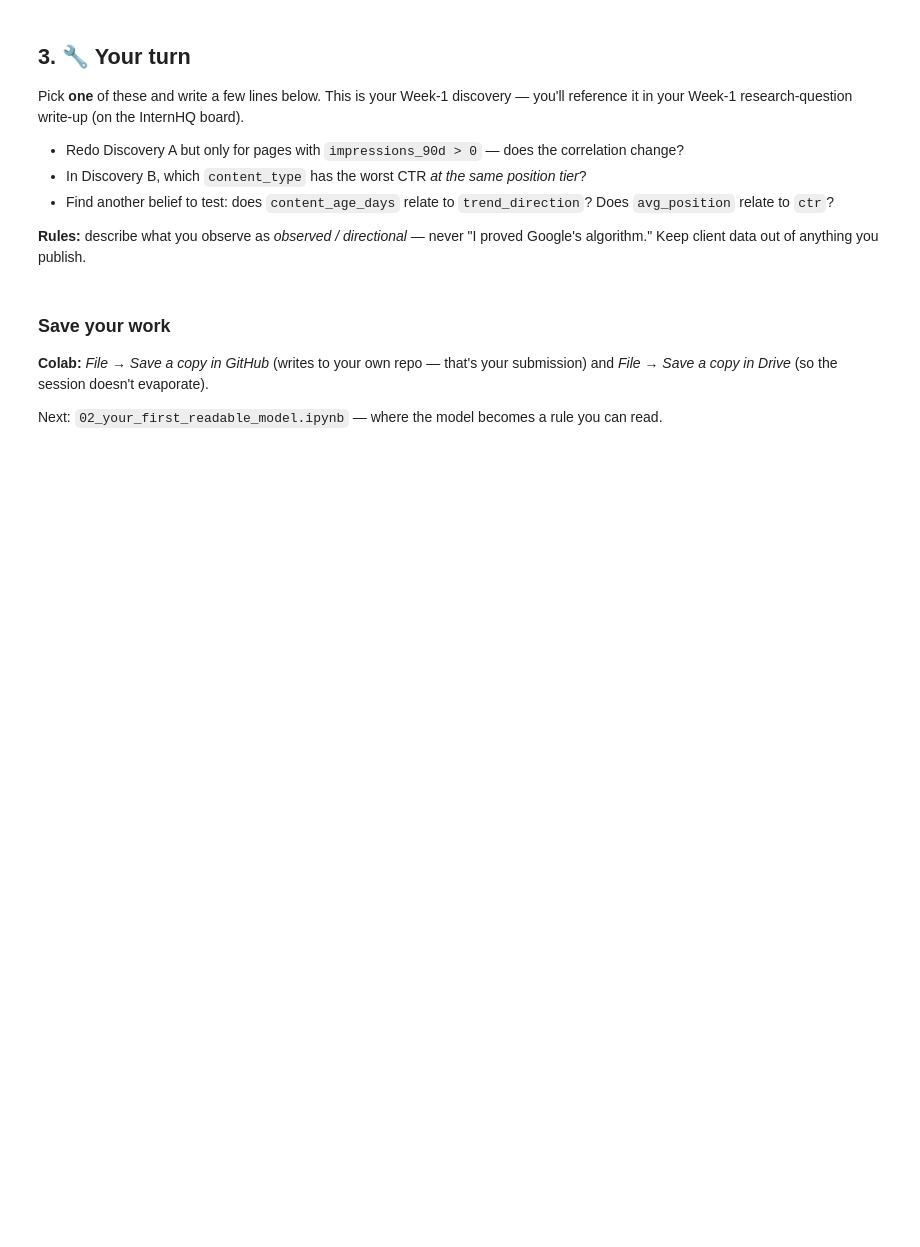
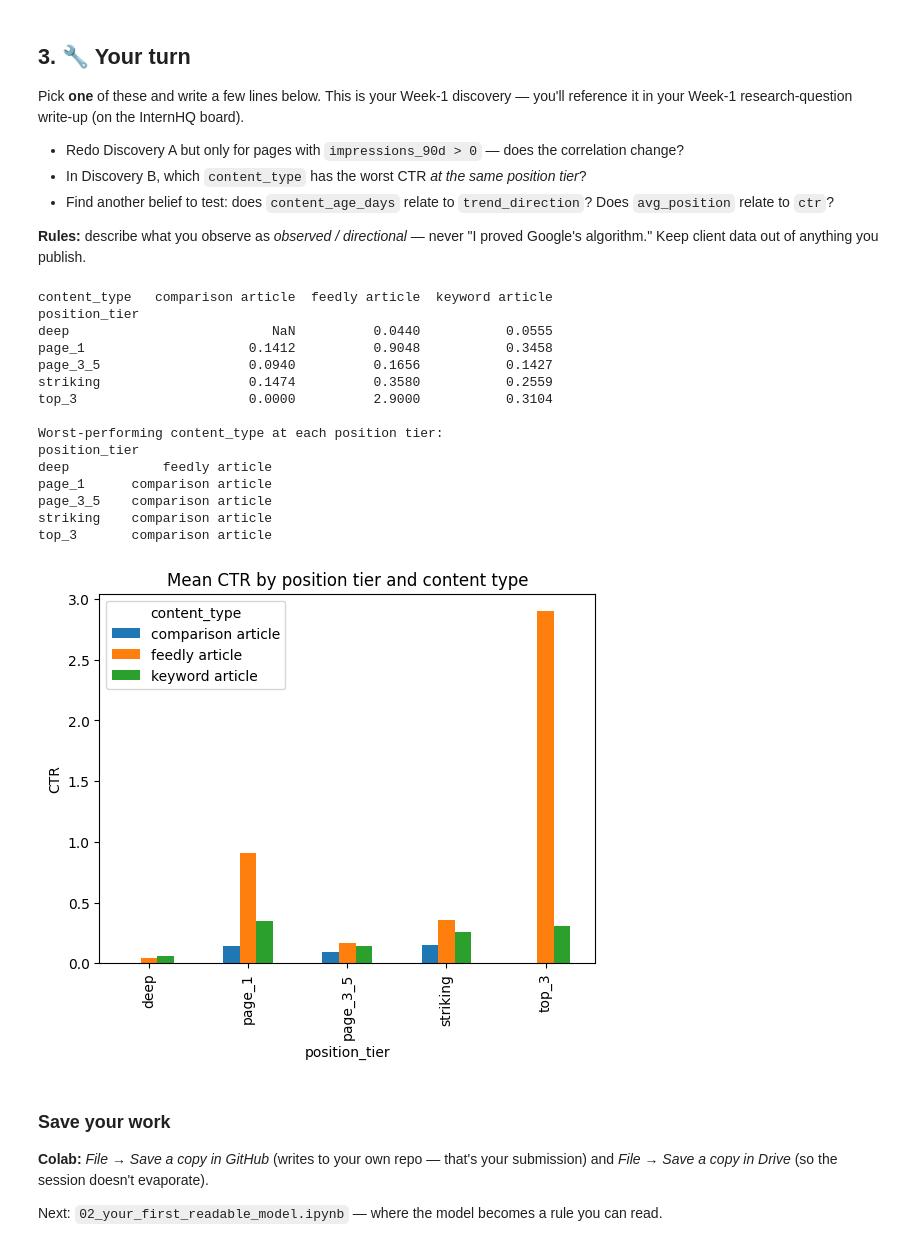
Before and after one commit to AHAAkash/-flyrank-ml-internship, a Jupyter notebook: notebooks/01_first_look_and_discovery.ipynb, the cells around one changed output. Cells and saved outputs as stored; diff of their text form; code cells hidden in the pictures; blank space fills up the shorter version.

```diff
--- a/notebooks/01_first_look_and_discovery.ipynb
+++ b/notebooks/01_first_look_and_discovery.ipynb
@@ -99,6 +99,33 @@ Pick **one** of these and write a few lines below. This is your Week-1 discovery
 **Rules:** describe what you observe as *observed / directional* — never "I proved Google's algorithm." Keep client data out of anything you publish.
 # %%
 # Your discovery here
+# Your discovery here
+visible = df[df["impressions_90d"] >= 100]
+ctr_by_type_pos = visible.groupby(["position_tier", "content_type"])["ctr"].mean().unstack()
+print(ctr_by_type_pos.round(4).to_string())
+
+worst_per_tier = ctr_by_type_pos.idxmin(axis=1)
+print("\nWorst-performing content_type at each position tier:")
+print(worst_per_tier.to_string())
+
+ctr_by_type_pos.plot(kind="bar", title="Mean CTR by position tier and content type", ylabel="CTR");
+# %% [output]
+content_type   comparison article  feedly article  keyword article
+position_tier
+deep                          NaN          0.0440           0.0555
+page_1                     0.1412          0.9048           0.3458
+page_3_5                   0.0940          0.1656           0.1427
+striking                   0.1474          0.3580           0.2559
+top_3                      0.0000          2.9000           0.3104
+
+Worst-performing content_type at each position tier:
+position_tier
+deep            feedly article
+page_1      comparison article
+page_3_5    comparison article
+striking    comparison article
+top_3       comparison article
+[figure, added]
 # %% [markdown]
 ### Save your work
 **Colab:** *File → Save a copy in GitHub* (writes to your own repo — that's your submission) and *File → Save a copy in Drive* (so the session doesn't evaporate).
```
